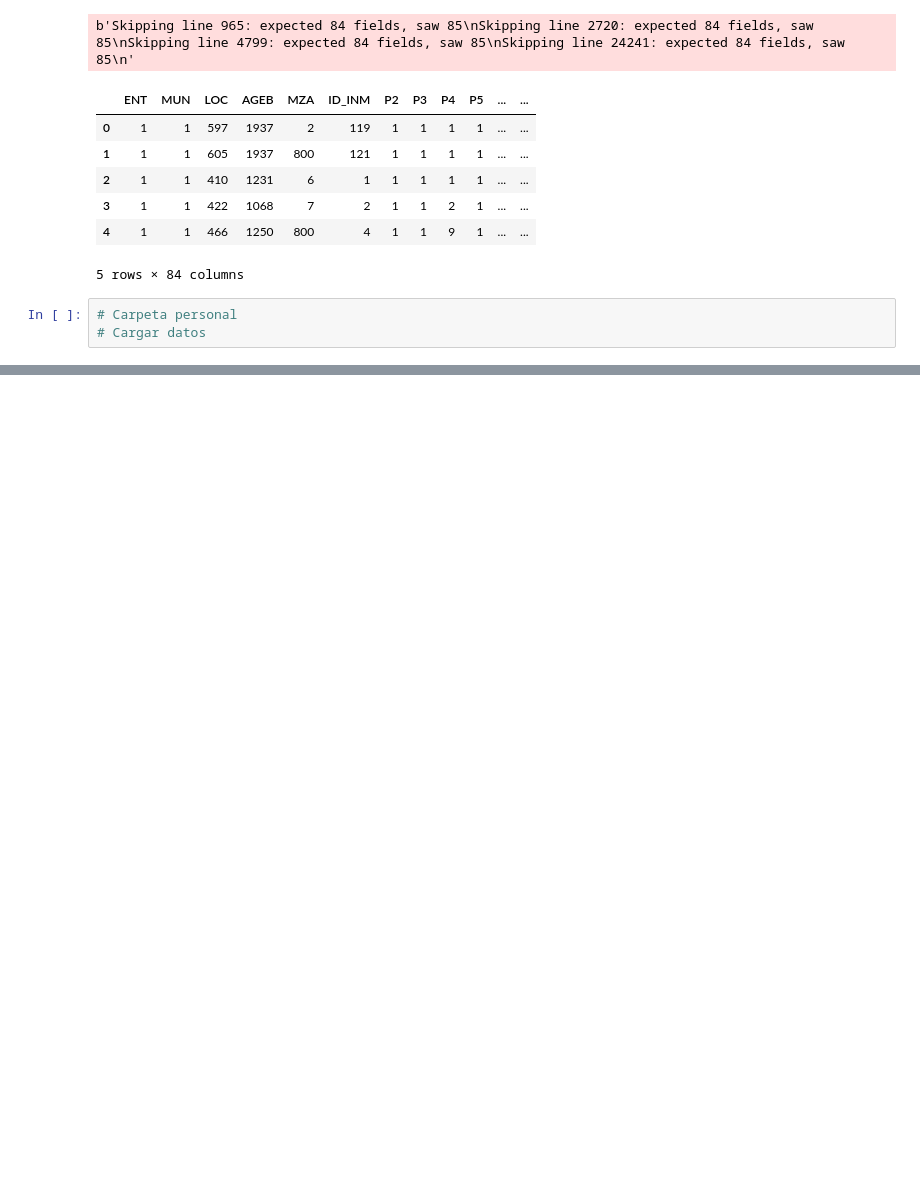
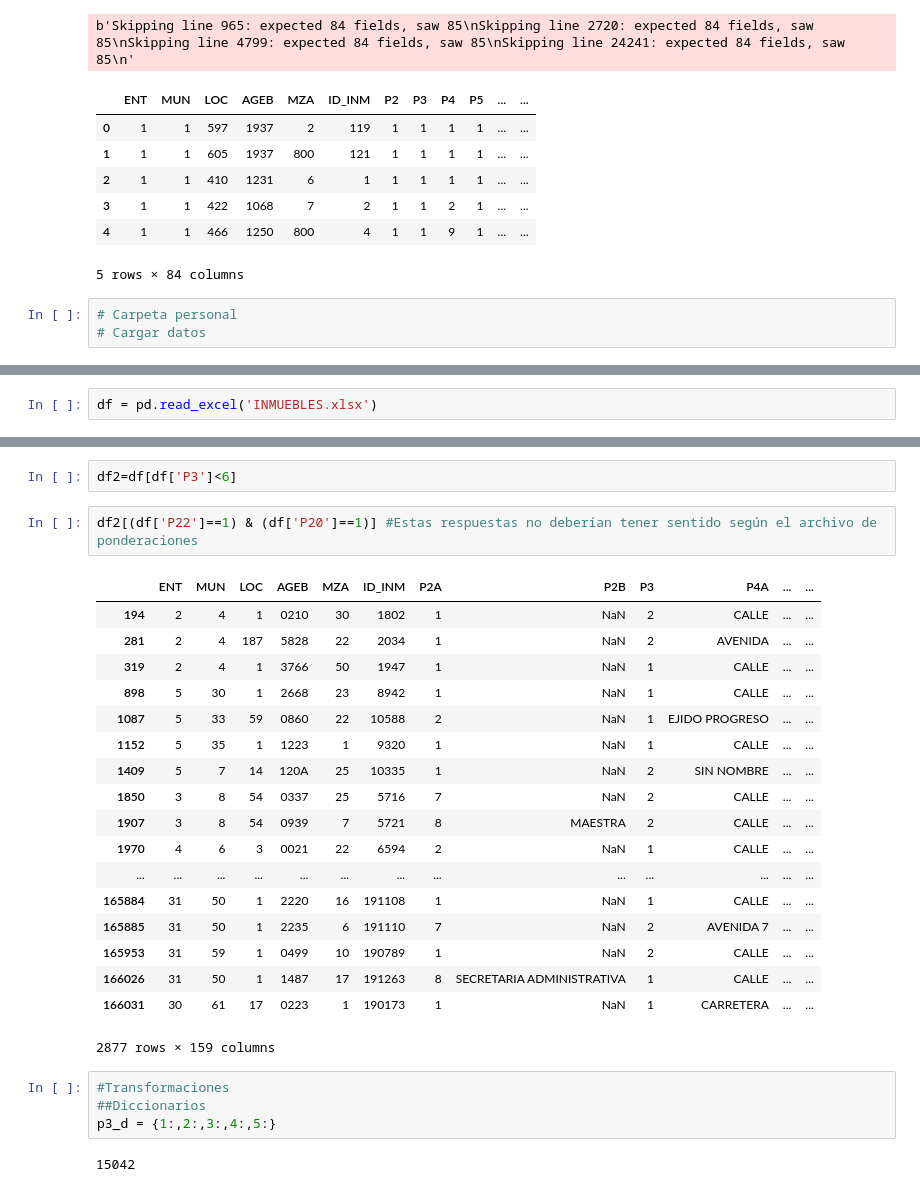
Before and after one commit to pablocastelo/mexprimero, a Jupyter notebook: load_data.ipynb, the cells around one changed output, grey strips where cells are left out. Saved outputs shown, nothing was run; the diff lists cells and outputs as text; blank space fills up the shorter version.

```diff
--- a/load_data.ipynb
+++ b/load_data.ipynb
@@ -213,0 +255,2 @@ personal7.head()
+# %%
+df = pd.read_excel('INMUEBLES.xlsx')
@@ -213,0 +267,29 @@ personal7.head()
+# %%
+df2=df[df['P3']<6]
+# %%
+df2[(df['P22']==1) & (df['P20']==1)] #Estas respuestas no deberían tener sentido según el archivo de ponderaciones
+# %% [output]
+|  | ENT | MUN | LOC | AGEB | MZA | ID_INM | P2A | P2B | P3 | P4A | ... | ... |
+| 194 | 2 | 4 | 1 | 0210 | 30 | 1802 | 1 | NaN | 2 | CALLE | ... | ... |
+| 281 | 2 | 4 | 187 | 5828 | 22 | 2034 | 1 | NaN | 2 | AVENIDA | ... | ... |
+| 319 | 2 | 4 | 1 | 3766 | 50 | 1947 | 1 | NaN | 1 | CALLE | ... | ... |
+| 898 | 5 | 30 | 1 | 2668 | 23 | 8942 | 1 | NaN | 1 | CALLE | ... | ... |
+| 1087 | 5 | 33 | 59 | 0860 | 22 | 10588 | 2 | NaN | 1 | EJIDO PROGRESO | ... | ... |
+| 1152 | 5 | 35 | 1 | 1223 | 1 | 9320 | 1 | NaN | 1 | CALLE | ... | ... |
+| 1409 | 5 | 7 | 14 | 120A | 25 | 10335 | 1 | NaN | 2 | SIN NOMBRE | ... | ... |
+| 1850 | 3 | 8 | 54 | 0337 | 25 | 5716 | 7 | NaN | 2 | CALLE | ... | ... |
+| 1907 | 3 | 8 | 54 | 0939 | 7 | 5721 | 8 | MAESTRA | 2 | CALLE | ... | ... |
+| 1970 | 4 | 6 | 3 | 0021 | 22 | 6594 | 2 | NaN | 1 | CALLE | ... | ... |
+| ... | ... | ... | ... | ... | ... | ... | ... | ... | ... | ... | ... | ... |
+| 165884 | 31 | 50 | 1 | 2220 | 16 | 191108 | 1 | NaN | 1 | CALLE | ... | ... |
+| 165885 | 31 | 50 | 1 | 2235 | 6 | 191110 | 7 | NaN | 2 | AVENIDA 7 | ... | ... |
+| 165953 | 31 | 59 | 1 | 0499 | 10 | 190789 | 1 | NaN | 2 | CALLE | ... | ... |
+| 166026 | 31 | 50 | 1 | 1487 | 17 | 191263 | 8 | SECRETARIA ADMINISTRATIVA | 1 | CALLE | ... | ... |
+| 166031 | 30 | 61 | 17 | 0223 | 1 | 190173 | 1 | NaN | 1 | CARRETERA | ... | ... |
+2877 rows × 159 columns
+# %%
+#Transformaciones
+##Diccionarios
+p3_d = {1:,2:,3:,4:,5:}
+# %% [output]
+15042
```
Also changed, not shown: parts of 92 cells of this notebook, 3 other files.
